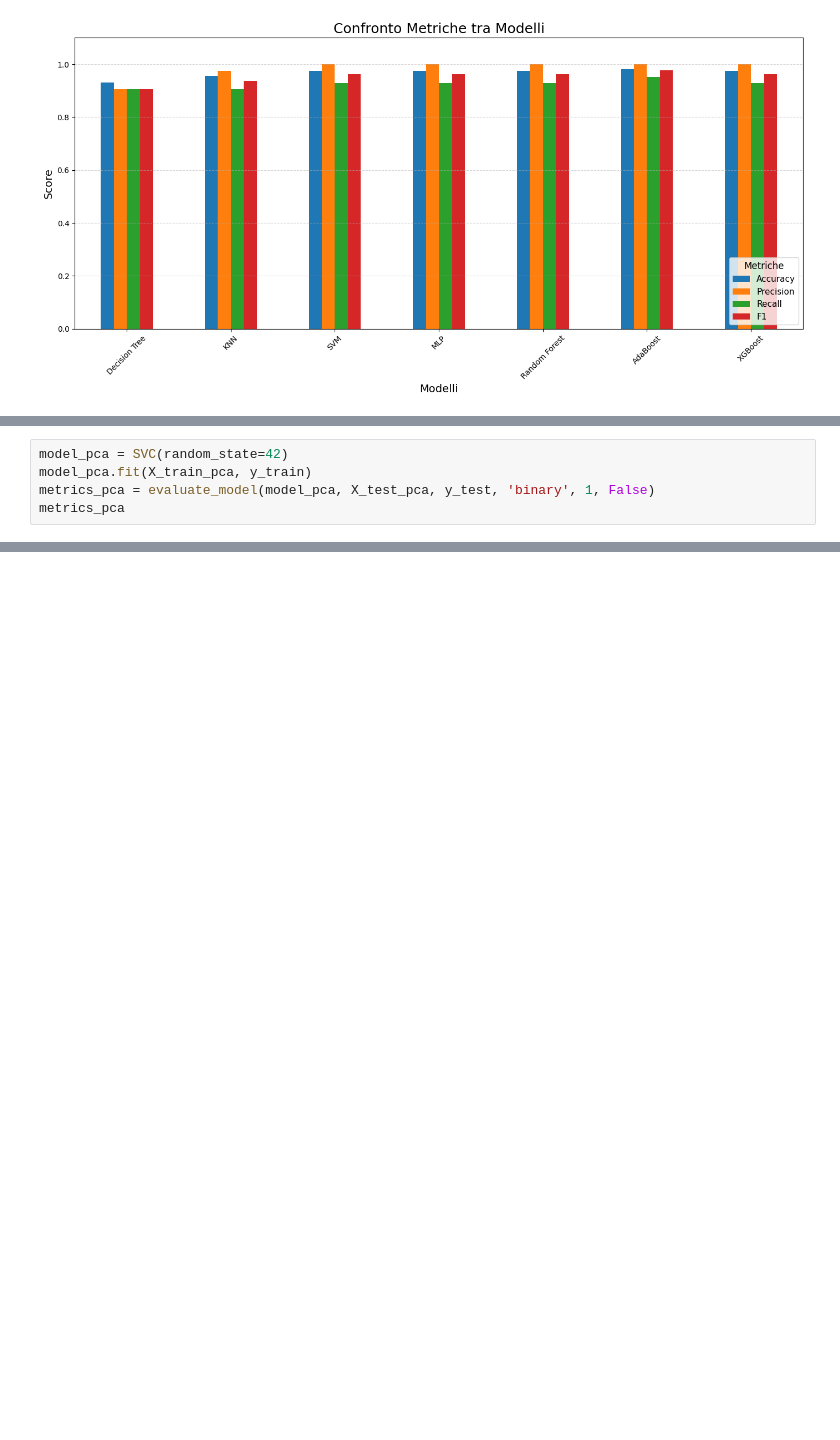
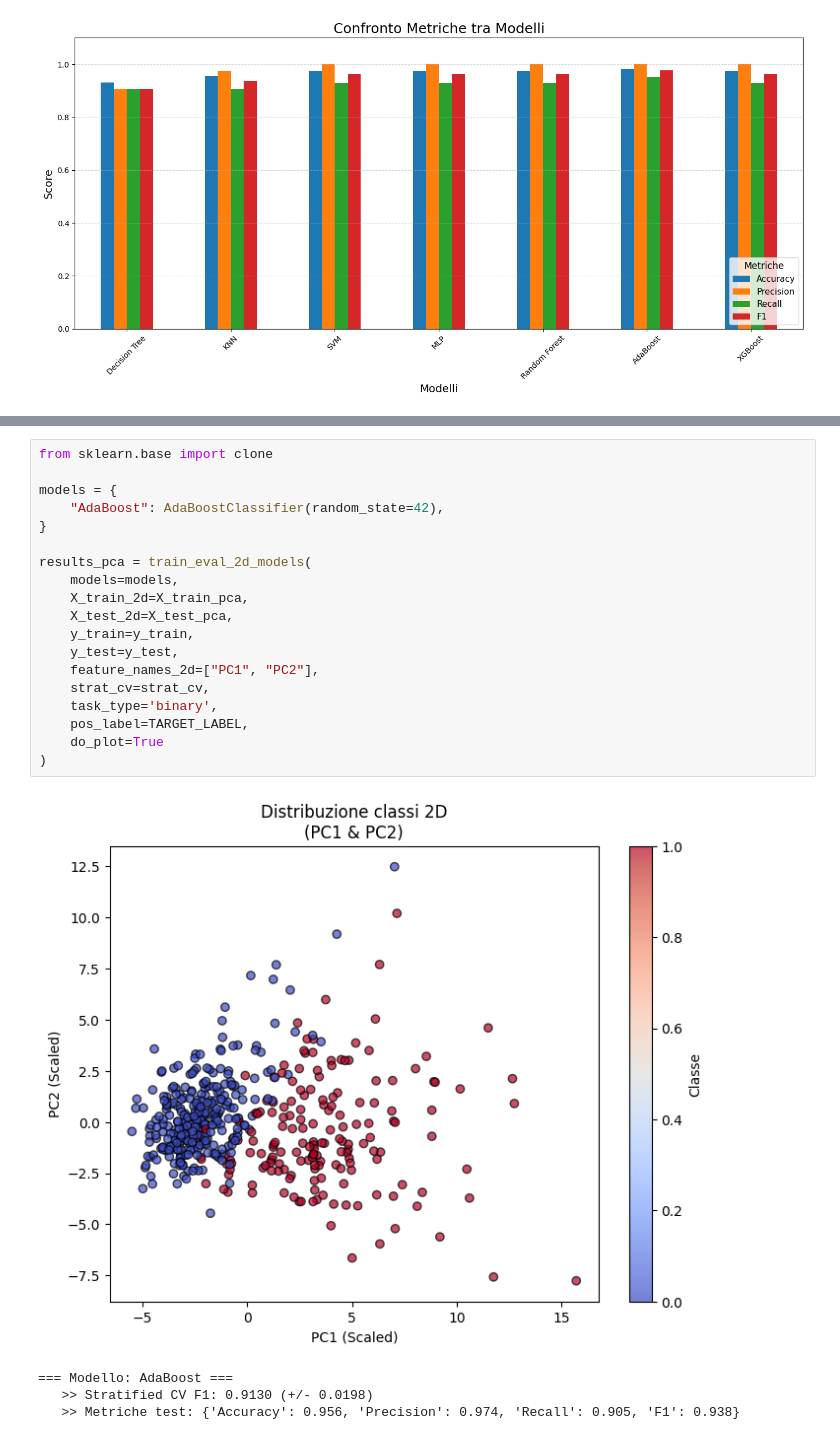
Before and after one commit to Pandanna/Data-Mining-Project, a Jupyter notebook: Cancer_dataset.ipynb, the cells around one changed output, grey strips where cells are left out. Saved outputs shown, nothing was run; the diff lists cells and outputs as text; blank space fills up the shorter version.

Commit message:
ancora da pulire ma una buona base

```diff
--- a/Cancer_dataset.ipynb
+++ b/Cancer_dataset.ipynb
@@ -555,5 +527,0 @@ plt.show()
-# %%
-model_pca = SVC(random_state=42)
-model_pca.fit(X_train_pca, y_train)
-metrics_pca = evaluate_model(model_pca, X_test_pca, y_test, 'binary', 1, False)
-metrics_pca
@@ -571,0 +595,24 @@ df_compare
+# %%
+from sklearn.base import clone
+
+models = {
+    "AdaBoost": AdaBoostClassifier(random_state=42),
+}
+
+results_pca = train_eval_2d_models(
+    models=models,
+    X_train_2d=X_train_pca,
+    X_test_2d=X_test_pca,
+    y_train=y_train,
+    y_test=y_test,
+    feature_names_2d=["PC1", "PC2"],
+    strat_cv=strat_cv,
+    task_type='binary',
+    pos_label=TARGET_LABEL,
+    do_plot=True
+)
+# %% [output]
+[figure, added]
+=== Modello: AdaBoost ===
+   >> Stratified CV F1: 0.9130 (+/- 0.0198)
+   >> Metriche test: {'Accuracy': 0.956, 'Precision': 0.974, 'Recall': 0.905, 'F1': 0.938}
```
Also changed, not shown: parts of 14 cells of this notebook.
